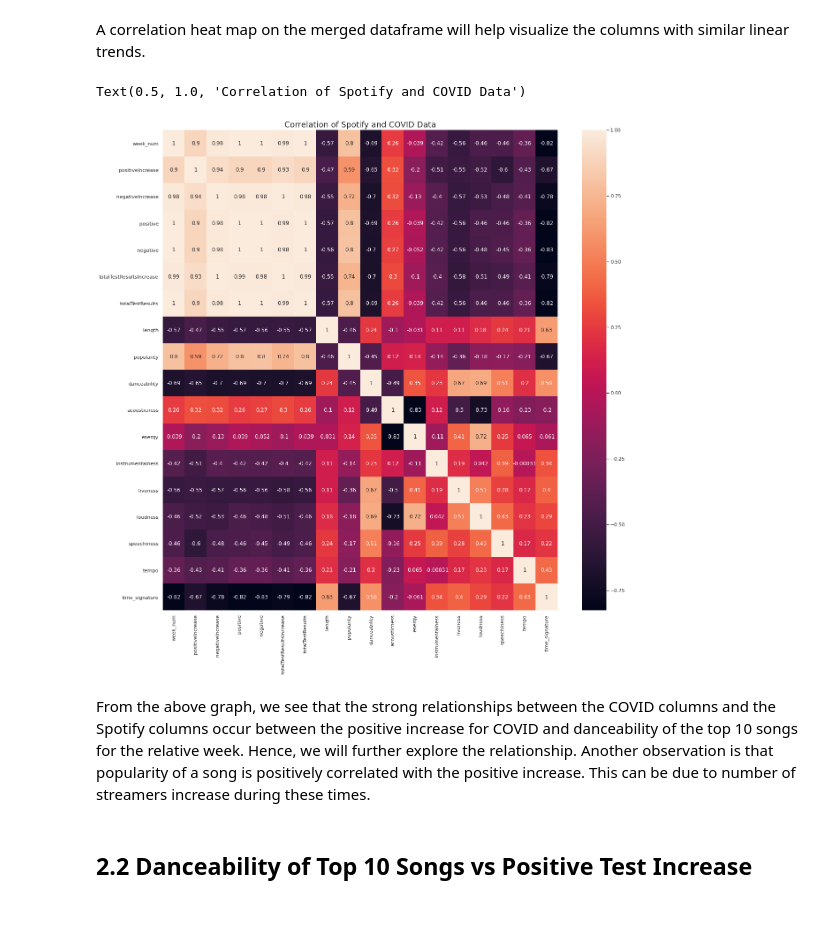
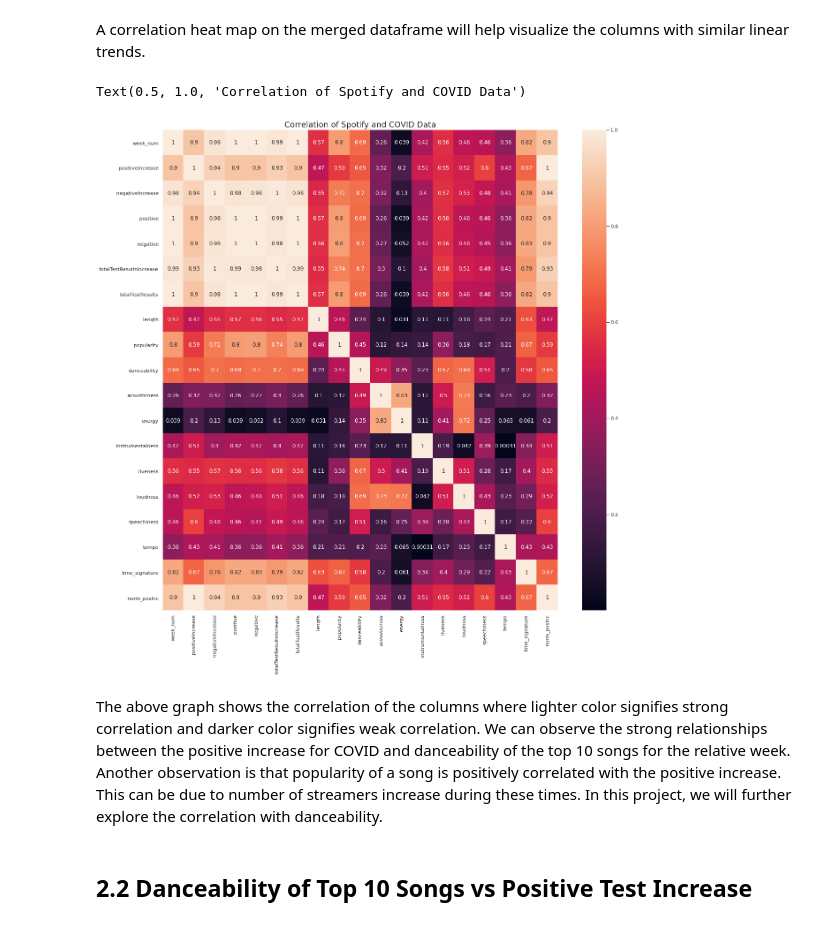
Before and after one commit to sonyal/COVIDSpotifyTrends, a Jupyter notebook: final.ipynb, the cells around one changed output. Saved outputs shown, nothing was run; the diff lists cells and outputs as text; code cells hidden in the pictures.

```diff
--- a/final.ipynb
+++ b/final.ipynb
@@ -151,12 +151,12 @@ For the analysis and visualization, it is imperative to find the correlations be
 A correlation heat map on the merged dataframe will help visualize the columns with similar linear trends.
 # %%
 sns.set(rc={'figure.figsize':(20,20)})
-sns.heatmap(merged.corr(method="spearman"), annot=True).set_title('Correlation of Spotify and COVID Data', fontsize=18)
+sns.heatmap(abs(merged.corr(method="spearman")), annot=True).set_title('Correlation of Spotify and COVID Data', fontsize=18)
 # %% [output]
 Text(0.5, 1.0, 'Correlation of Spotify and COVID Data')
-[figure, old version]
+[figure, new version]
 # %% [markdown]
-From the above graph, we see that the strong relationships between the COVID columns and the Spotify columns occur between the positive increase for COVID and danceability of the top 10 songs for the relative week. Hence, we will further explore the relationship. Another observation is that popularity of a song is positively correlated with the positive increase. This can be due to number of streamers increase during these times.
+The above graph shows the correlation of the columns where lighter color signifies strong correlation and darker color signifies weak correlation. We can observe the strong relationships between the positive increase for COVID and danceability of the top 10 songs for the relative week. Another observation is that popularity of a song is positively correlated with the positive increase. This can be due to number of streamers increase during these times. In this project, we will further explore the correlation with danceability.
 # %% [markdown]
 ## 2.2 Danceability of Top 10 Songs vs Positive Test Increase
 # %% [markdown]
```
